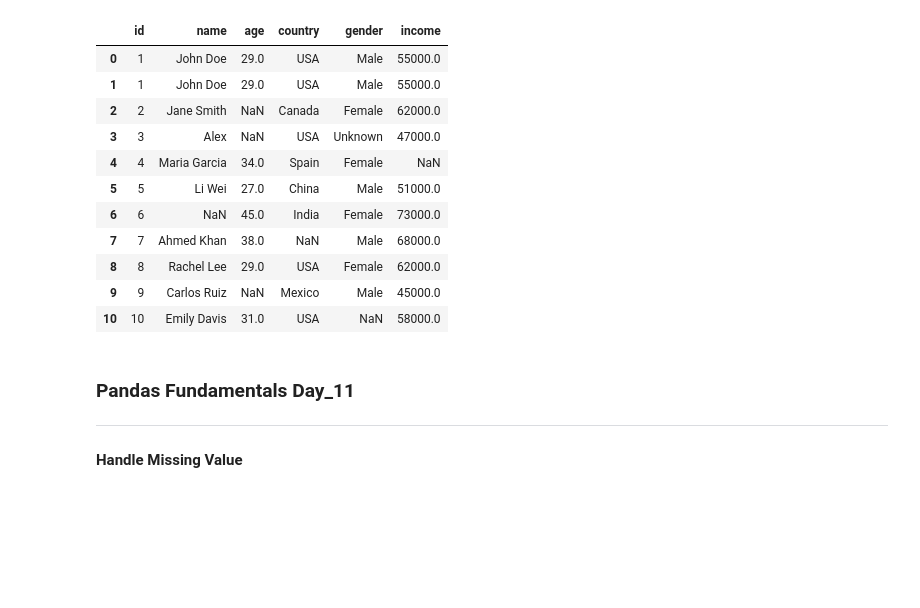
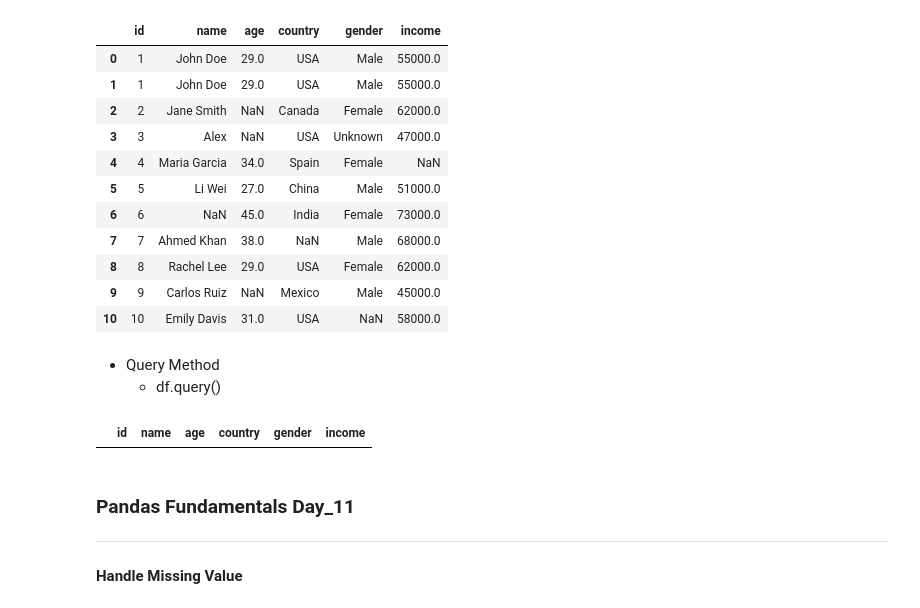
Before and after one commit to Ankit1726/AIML_Resources, a Jupyter notebook: Pandas/class_1.ipynb, the cells around one changed output. Drawn from its saved outputs; the diff is of its cells as text; code cells hidden in the pictures; blank space fills up the shorter version.

```diff
--- a/Pandas/class_1.ipynb
+++ b/Pandas/class_1.ipynb
@@ -520,6 +551,14 @@ df
 | 8 | 8 | Rachel Lee | 29.0 | USA | Female | 62000.0 |
 | 9 | 9 | Carlos Ruiz | NaN | Mexico | Male | 45000.0 |
 | 10 | 10 | Emily Davis | 31.0 | USA | NaN | 58000.0 |
+# %% [markdown]
+- Query Method
+  - df.query()
+# %%
+result = df.query("income < 50000 and country == 'India'", engine="python")
+result
+# %% [output]
+|  | id | name | age | country | gender | income |
 # %% [markdown]
 ### Pandas Fundamentals Day_11
 ***
```
Also changed, not shown: parts of 21 cells of this notebook, 3 other files.
